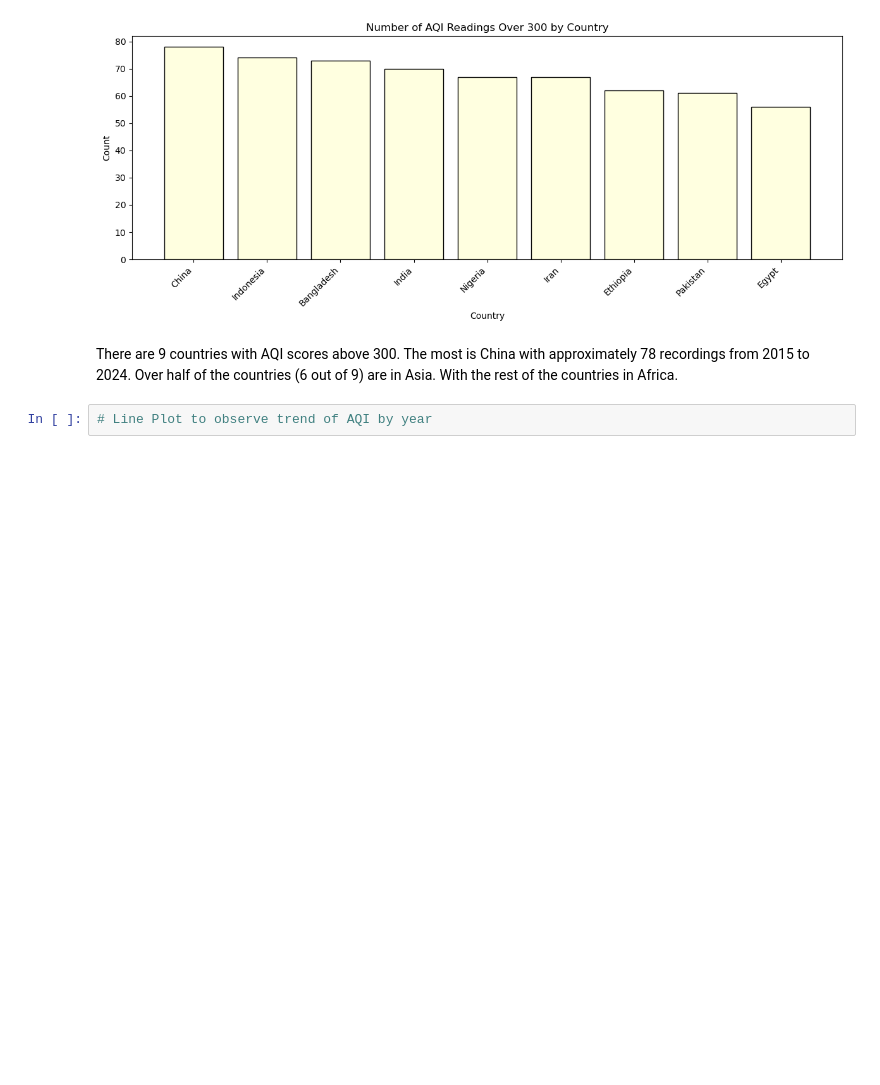
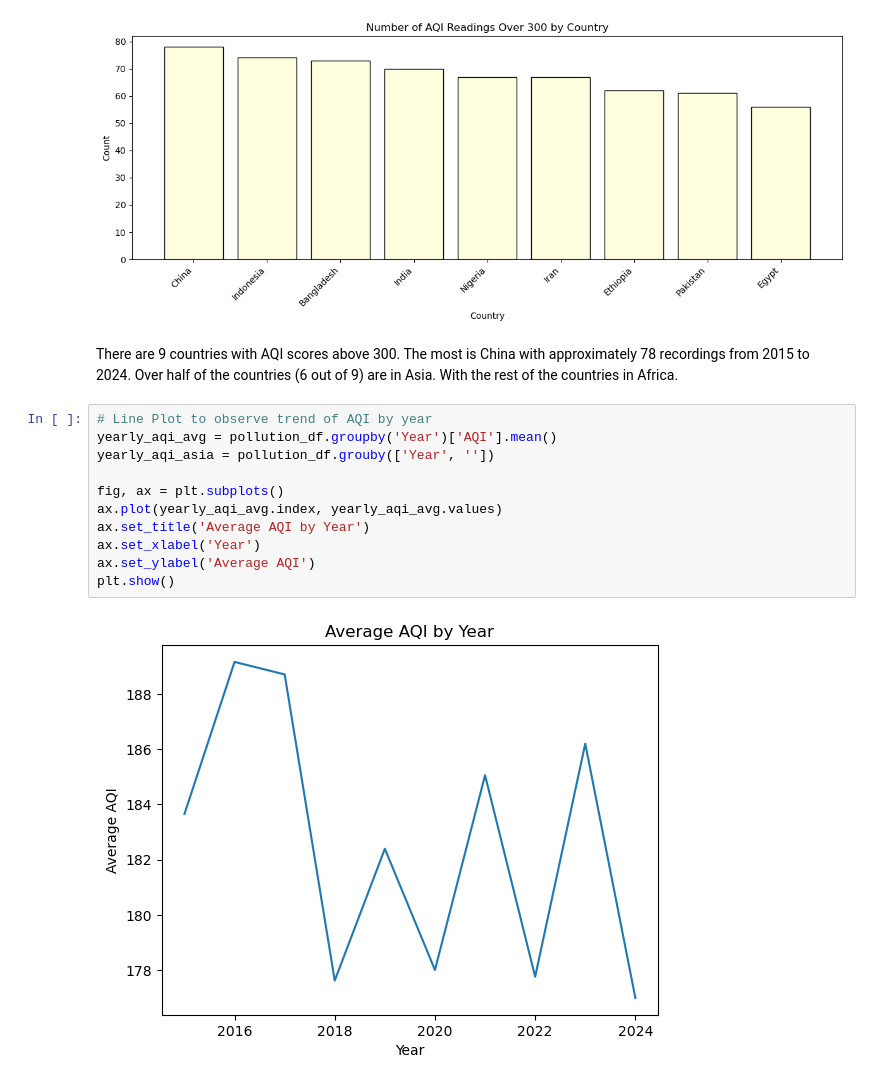
Before and after one commit to lucas23wong/air-quality-health-eda, a Jupyter notebook: notebooks/02_eda.ipynb, the cells around one changed output. Saved outputs shown, nothing was run; the diff lists cells and outputs as text; blank space fills up the shorter version.

```diff
--- a/notebooks/02_eda.ipynb
+++ b/notebooks/02_eda.ipynb
@@ -51,5 +51,16 @@ plt.show()
 [figure]
 # %% [markdown]
 There are 9 countries with AQI scores above 300. The most is China with approximately 78 recordings from 2015 to 2024. Over half of the countries (6 out of 9) are in Asia. With the rest of the countries in Africa.
-# %%
-# Line Plot to observe trend of AQI by year
+# %%
+# Line Plot to observe trend of AQI by year
+yearly_aqi_avg = pollution_df.groupby('Year')['AQI'].mean()
+yearly_aqi_asia = pollution_df.grouby(['Year', ''])
+
+fig, ax = plt.subplots()
+ax.plot(yearly_aqi_avg.index, yearly_aqi_avg.values)
+ax.set_title('Average AQI by Year')
+ax.set_xlabel('Year')
+ax.set_ylabel('Average AQI')
+plt.show()
+# %% [output]
+[figure, added]
```
Also changed, not shown: parts of 1 cell of this notebook, 1 other file.
